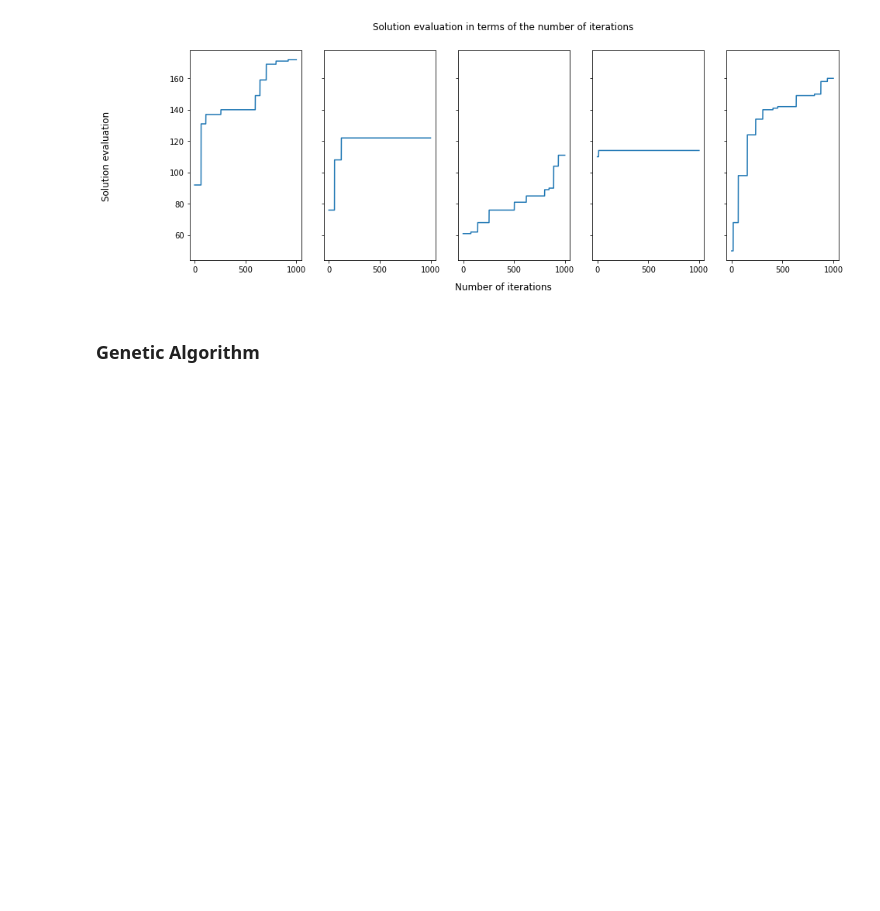
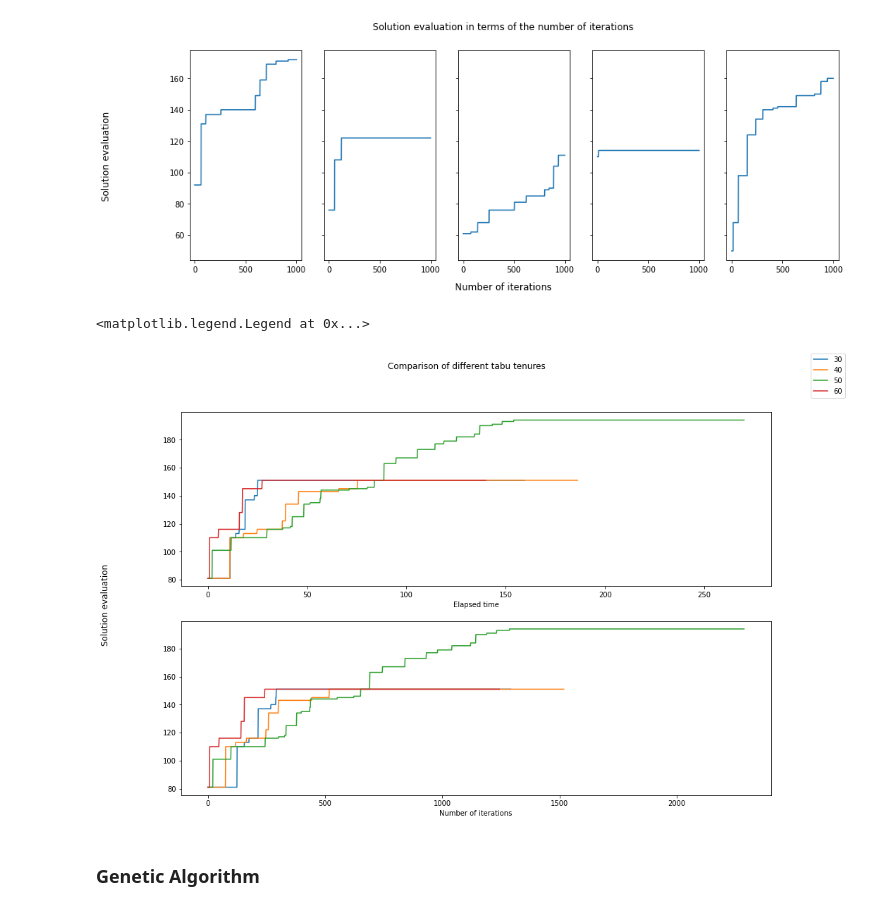
Before and after one commit to JoaoAMarinho/FEUP-IA, a Jupyter notebook: src/tests.ipynb, the cells around one changed output. Cells and saved outputs as stored; diff of their text form; code cells hidden in the pictures; blank space fills up the shorter version.

Commit message:
more plots

```diff
--- a/src/tests.ipynb
+++ b/src/tests.ipynb
@@ -127,6 +127,29 @@ for i in range(5):
 # %% [output]
 [figure]
 [figure]
+# %%
+plt.rcParams['figure.figsize'] = (15, 10)
+
+fig_compare, ax_compare = plt.subplots(nrows=2)
+fig_compare.suptitle('Comparison of different tabu tenures')
+
+ax_compare[0].set_xlabel('Elapsed time')
+ax_compare[1].set_xlabel('Number of iterations')
+fig_compare.supylabel('Solution evaluation')
+
+tt_values = [30, 40, 50, 60]
+for tt in tt_values:
+  filename = '../json/tabu_search/tabu_search__' + str(tt) + '.json'
+  with open(filename) as file:
+      data = json.loads(file.read())
+      df = pd.json_normalize(data['data'])
+      ax_compare[0].plot(df['time'], df['evaluation'])
+      ax_compare[1].plot(df['iteration'], df['evaluation'])
+
+fig_compare.legend(tt_values)
+# %% [output]
+<matplotlib.legend.Legend at 0x...>
+[figure, added]
 # %% [markdown]
 ### Genetic Algorithm
 # %%
```
Also changed, not shown: 4 other files.
